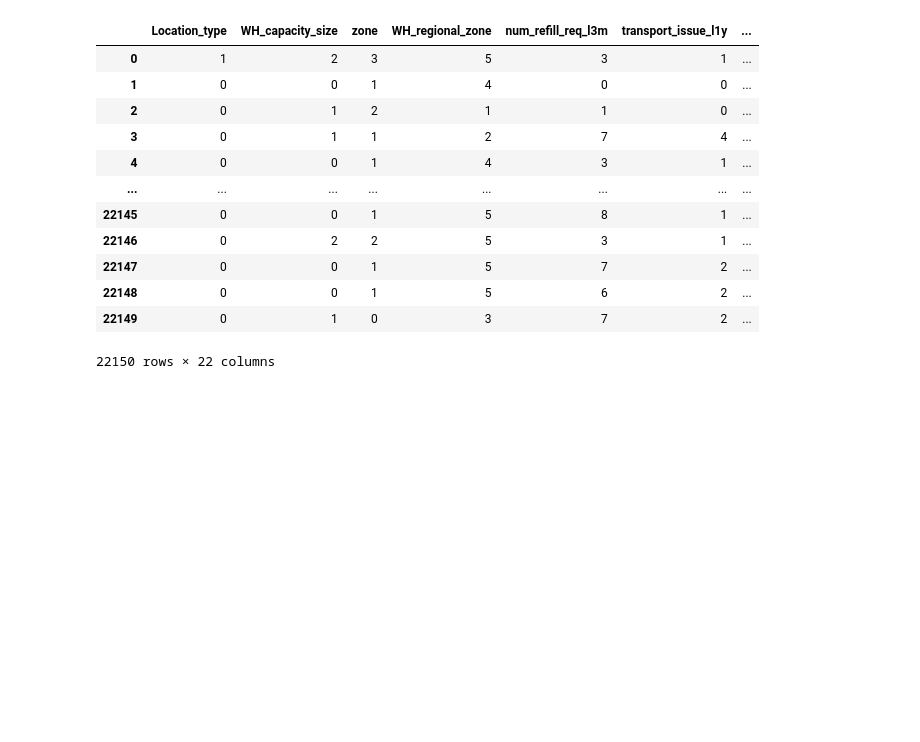
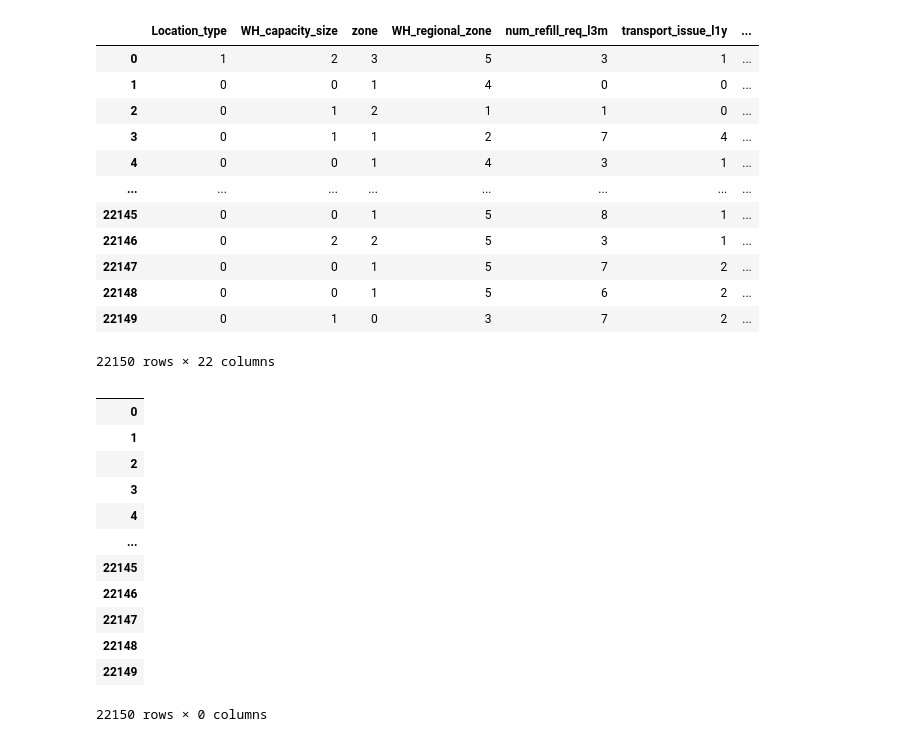
Before and after one commit to deva457/SUPPLYCHAIN, a Jupyter notebook: Model.ipynb, the cells around one changed output. Drawn from its saved outputs; the diff is of its cells as text; code cells hidden in the pictures; blank space fills up the shorter version.

```diff
--- a/Model.ipynb
+++ b/Model.ipynb
@@ -417,3 +417,19 @@ df
 | 22148 | 0 | 0 | 1 | 5 | 6 | 2 | ... |
 | 22149 | 0 | 1 | 0 | 3 | 7 | 2 | ... |
 22150 rows × 22 columns
+# %%
+df.select_dtypes(include = 'object')
+# %% [output]
+|  |
+| 0 |
+| 1 |
+| 2 |
+| 3 |
+| 4 |
+| ... |
+| 22145 |
+| 22146 |
+| 22147 |
+| 22148 |
+| 22149 |
+22150 rows × 0 columns
```
Also changed, not shown: parts of 7 cells of this notebook.
